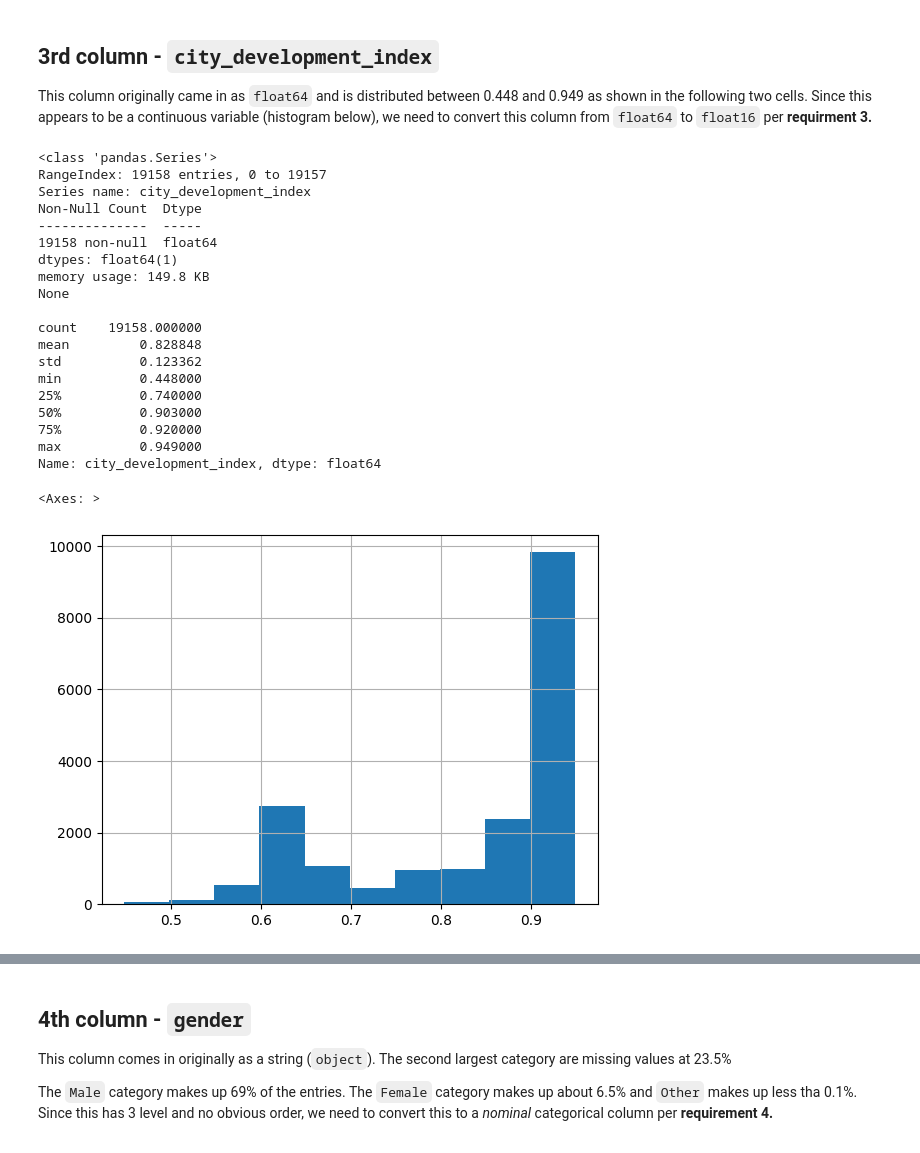
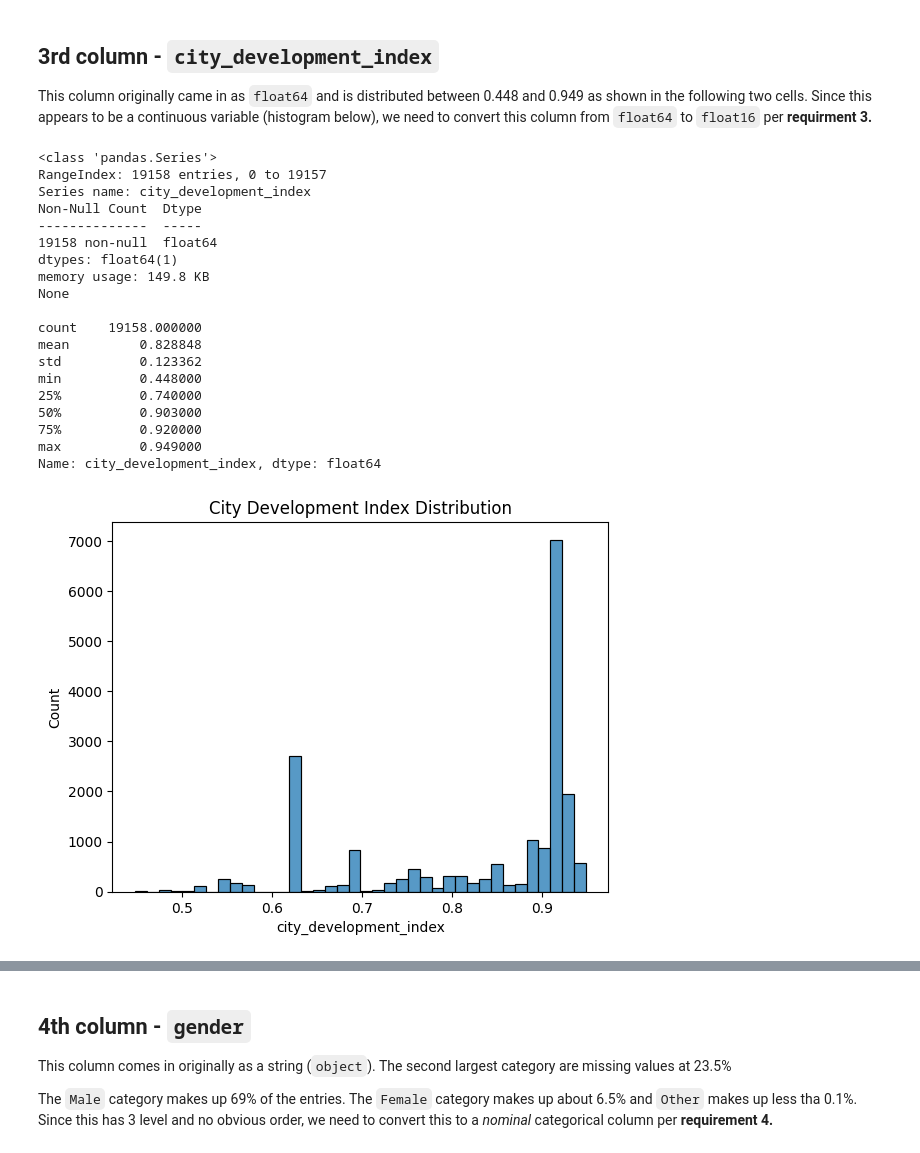
Before and after one commit to MichaelSzczepaniak/DSPortfolio, a Jupyter notebook: Prepare_Data_for_Modeling/PrepDataForModeling.ipynb, the cells around one changed output, grey strips where cells are left out. Saved outputs shown, nothing was run; the diff lists cells and outputs as text; code cells hidden in the pictures.

```diff
--- a/Prepare_Data_for_Modeling/PrepDataForModeling.ipynb
+++ b/Prepare_Data_for_Modeling/PrepDataForModeling.ipynb
@@ -136,31 +141,37 @@ ds_jobs_transformed['city'] = ds_jobs_transformed['city'].astype("category")
 
 This column originally came in as `float64` and is distributed between 0.448 and 0.949 as shown in the following two cells. Since this appears to be a continuous variable (histogram below), we need to convert this column from `float64` to `float16` per **requirment 3.**
 # %%
+import matplotlib.pyplot as plt
+import seaborn as sns
+
 print(ds_jobs_transformed["city_development_index"].info(), "\n")
 print(ds_jobs_transformed["city_development_index"].describe())
-ds_jobs_transformed["city_development_index"].hist()  # these look like they really are floats, so convert to float16
+
+g = sns.histplot(x="city_development_index", data=ds_jobs_transformed)  # very left skewed...
+g.set_title("City Development Index Distribution")
+
+plt.show()
 # %% [output]
 <class 'pandas.Series'>
 RangeIndex: 19158 entries, 0 to 19157
 Series name: city_development_index
 Non-Null Count  Dtype
 --------------  -----
 19158 non-null  float64
 dtypes: float64(1)
 memory usage: 149.8 KB
 None
 
 count    19158.000000
 mean         0.828848
 std          0.123362
 min          0.448000
 25%          0.740000
 50%          0.903000
 75%          0.920000
 max          0.949000
 Name: city_development_index, dtype: float64
-<Axes: >
-[figure, old version]
+[figure, new version]
 # %%
 ds_jobs_transformed["city_development_index"] = ds_jobs_transformed["city_development_index"].astype(np.float16)
 ds_jobs_transformed.dtypes
```
Also changed, not shown: parts of 8 cells of this notebook.
